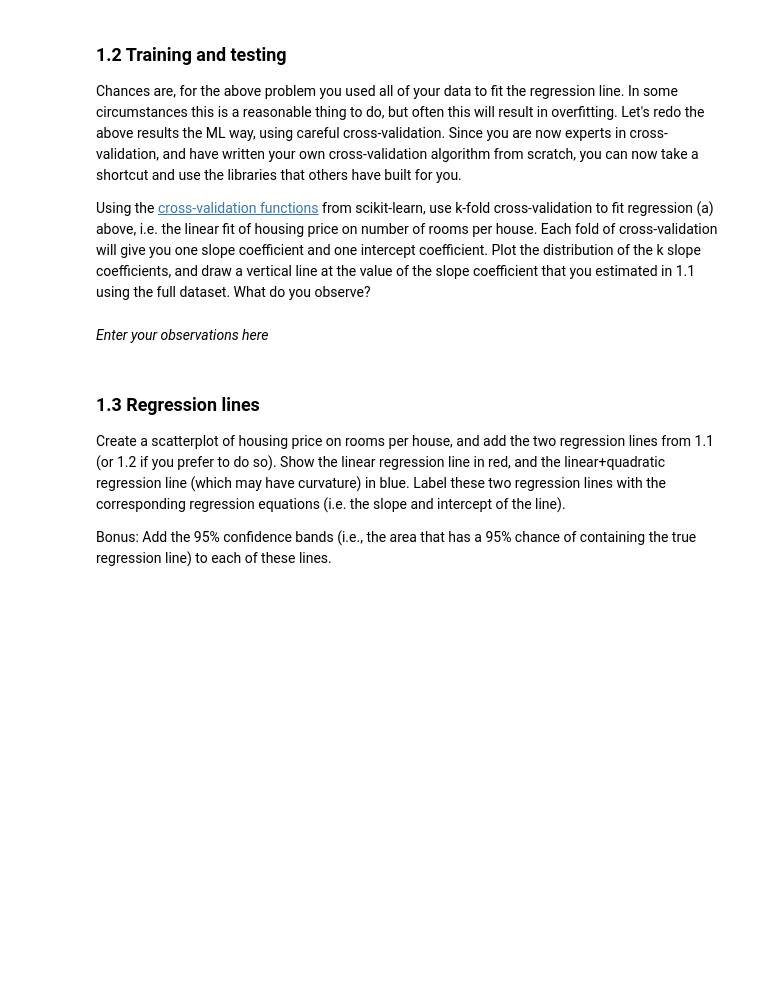
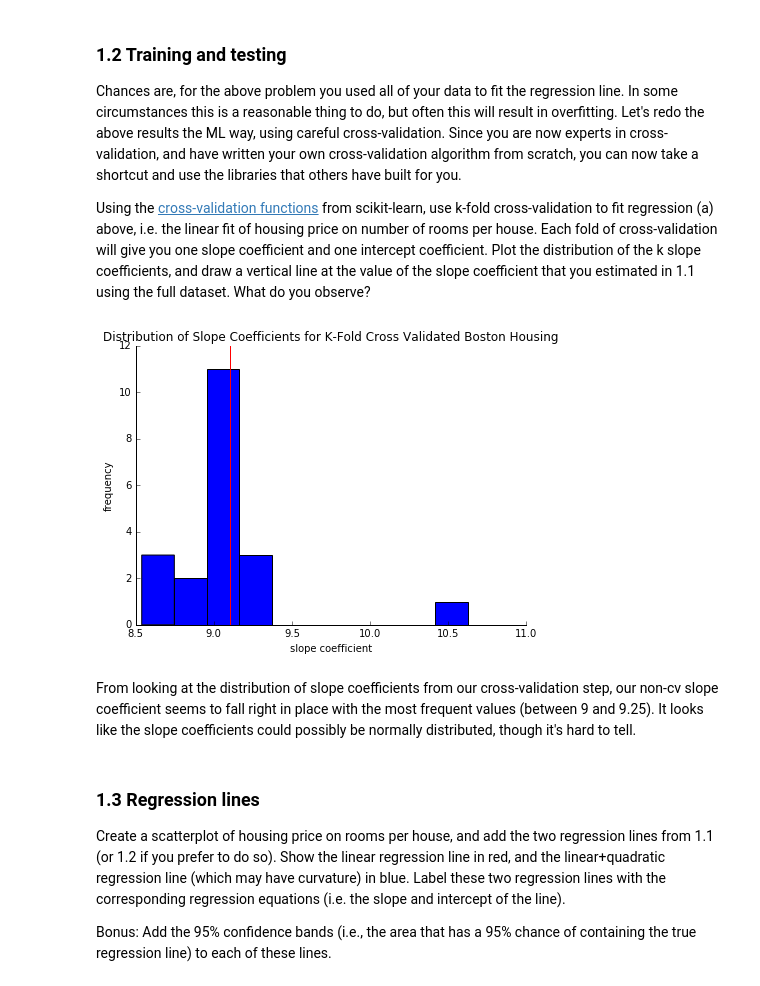
Before and after one commit to nadavash/school-vault, a Jupyter notebook: info371/ASHKENAZI_NADAV-PS4.ipynb, the cells around one changed output. Cells and saved outputs as stored; diff of their text form; code cells hidden in the pictures; blank space fills up the shorter version.

```diff
--- a/info371/ASHKENAZI_NADAV-PS4.ipynb
+++ b/info371/ASHKENAZI_NADAV-PS4.ipynb
@@ -26,6 +30,21 @@ import sklearn
 
 from sklearn.datasets import load_boston
 bdata = load_boston()
+# %%
+# Indices for boston data
+CRIM = 0
+ZN = 1
+INDUS = 2
+CHAS = 3
+NOX = 4
+RM = 5
+AGE = 6
+DIS = 7
+RAD = 8
+TAX = 9
+PTRATIO = 10
+B = 11
+LSTAT = 12
 # %% [markdown]
 ---
 
@@ -53,5 +106,33 @@ Using the [cross-validation functions](http://scikit-learn.org/stable/modules/cr
-# %% [markdown]
-*Enter your observations here*
+# %%
+# edit the code below to make the graph look good
+def simple_axes(ax):
+    ax.spines['top'].set_visible(False)
+    ax.spines['right'].set_visible(False)
+    ax.get_xaxis().tick_bottom()
+    ax.get_yaxis().tick_left()
+
+cv_reg = sklearn.linear_model.LinearRegression()
+
+slope_coeffs = []
+for train, test in sklearn.cross_validation.KFold(len(bdata.data), n_folds=20):
+    boston_train_x = boston_rm[train]
+#     boston_test_x = boston_rm[test]
+    boston_train_y = bdata.target[train]
+#     boston_test_y = bdata.target[test]
+    cv_reg.fit(boston_train_x, boston_train_y)
+    slope_coeffs.append(cv_reg.coef_[0])
+
+plt.figure(figsize=(7,5))
+plt.hist(slope_coeffs)
+plt.axvline(x=rm_medv_reg.coef_[0], color='red')
+plt.title('Distribution of Slope Coefficients for K-Fold Cross Validated Boston Housing')
+plt.xlabel('slope coefficient')
+plt.ylabel('frequency')
+simple_axes(plt.axes())
+# %% [output]
+[figure, added]
+# %% [markdown]
+From looking at the distribution of slope coefficients from our cross-validation step, our non-cv slope coefficient seems to fall right in place with the most frequent values (between 9 and 9.25). It looks like the slope coefficients could possibly be normally distributed, though it's hard to tell.
 # %% [markdown]
 ### 1.3 Regression lines
 
```
Also changed, not shown: parts of 9 cells of this notebook.
